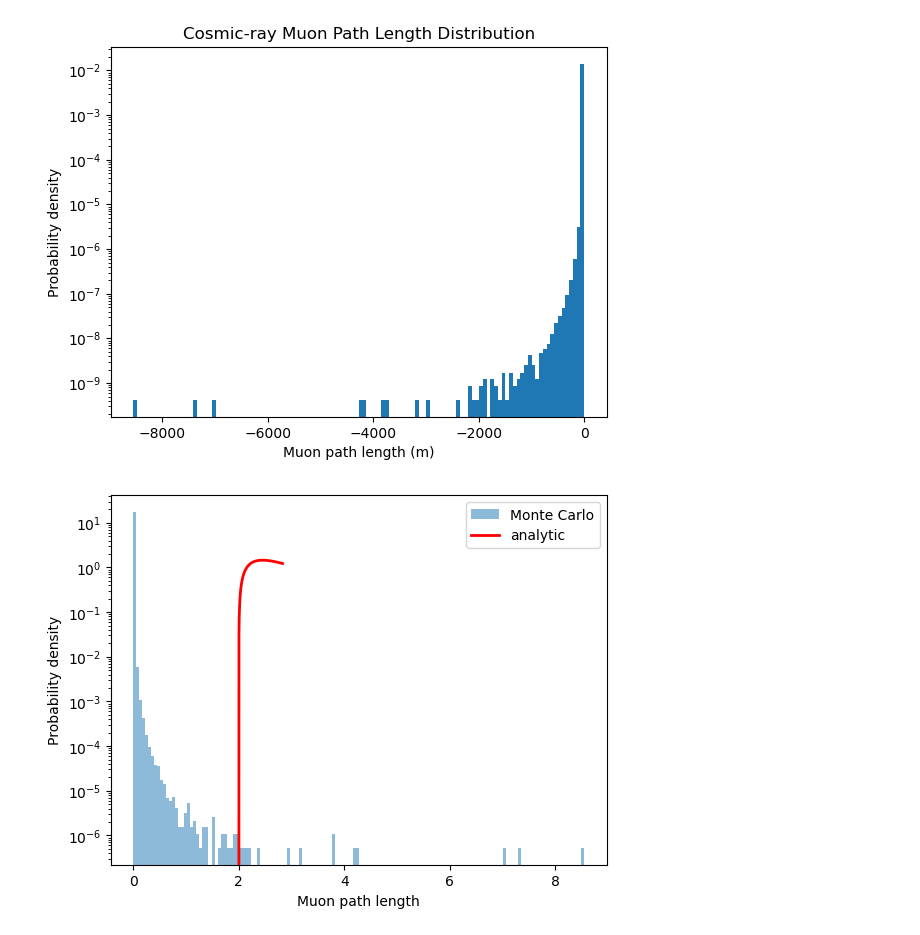
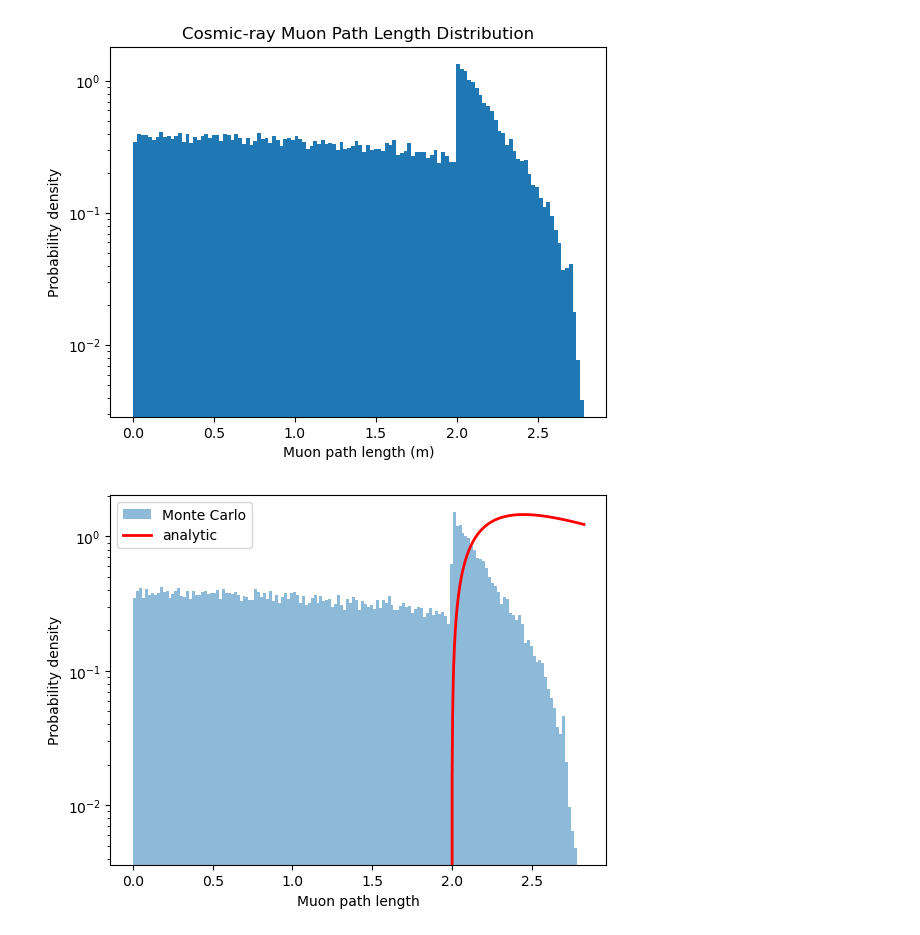
Before and after one commit to villano-lab/NaI_Array_Firmware, a Jupyter notebook: test_firmwares/TrigTest7/data_analysis/Analysis_Notebook/muon_analytical_gpt.ipynb, the cells around one changed output. Cells and saved outputs as stored; diff of their text form; code cells hidden in the pictures.

```diff
--- a/test_firmwares/TrigTest7/data_analysis/Analysis_Notebook/muon_analytical_gpt.ipynb
+++ b/test_firmwares/TrigTest7/data_analysis/Analysis_Notebook/muon_analytical_gpt.ipynb
@@ -7,7 +7,7 @@ import matplotlib.pyplot as plt
 # ----------------------------
 R = 1.0
 H = 2.0
-N = 100_000_000  # easily scalable to 10M+
+N = 100_000  # easily scalable to 10M+
 
 # ----------------------------
 # Entry points (top surface)
@@ -53,43 +53,46 @@ t1 = (-b + np.sqrt(disc))/(2*a)
 t2 = (-b - np.sqrt(disc))/(2*a)
 
 # keep forward solutions
-t_side = np.where((t1 > 0) & (t1 < t2), t1, t2)
+#t_side = np.where((t1 > 0) & (t1 < t2), t1, t2)
+t_side = np.where((t1 > 0), t1, t2)
 
 # ----------------------------
 # Bottom cap intersection
 # ----------------------------
 t_bottom = (-H/2 - z0)/vz
 t_bottom[t_bottom <= 0] = np.nan
 
 # ----------------------------
 # Choose first exit
 # ----------------------------
 t_exit = np.nanmin(np.vstack([t_side, t_bottom]), axis=0)
 
 # path lengths
+
 vnorm = np.sqrt(vx**2 + vy**2 + vz**2)
+
 lengths = t_exit * vnorm
 
 # remove NaNs
 lengths = lengths[np.isfinite(lengths)]
 
 # ----------------------------
 # Histogram
 # ----------------------------
 plt.hist(lengths, bins=120, density=True)
 plt.yscale('log')
 plt.xlabel("Muon path length (m)")
 plt.ylabel("Probability density")
 plt.title("Cosmic-ray Muon Path Length Distribution")
 plt.show()
 # %% [output]
-[figure, old version]
+[figure, new version]
 # %%
 L = np.linspace(H, np.sqrt(H**2 + 4*R**2), 500)
 
 P = (H**3 / L**4) * (1 - H**2/(L**2 * R**2))
 
-plt.hist(-lengths/1000, bins=150, density=True, alpha=0.5, label="Monte Carlo")
+plt.hist(lengths, bins=150, density=True, alpha=0.5, label="Monte Carlo")
 
 P_norm = P / np.trapezoid(P, L)
 
@@ -101,4 +104,4 @@ plt.ylabel("Probability density")
 plt.legend()
 plt.show()
 # %% [output]
-[figure, old version]
+[figure, new version]
```
Also changed, not shown: 1 other file.
